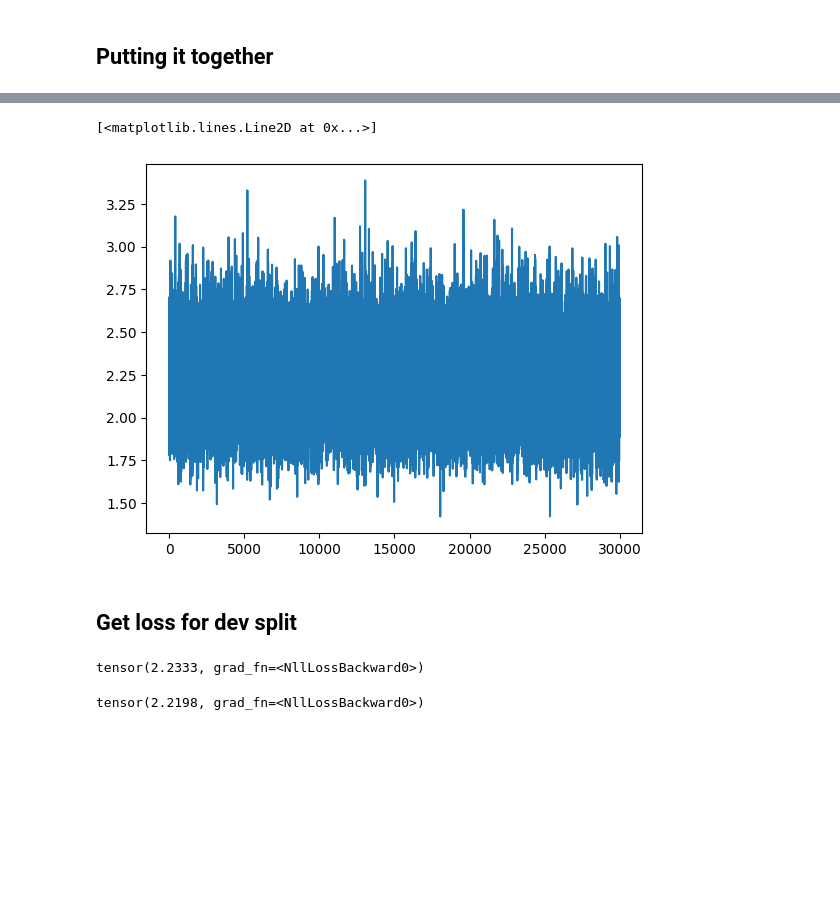
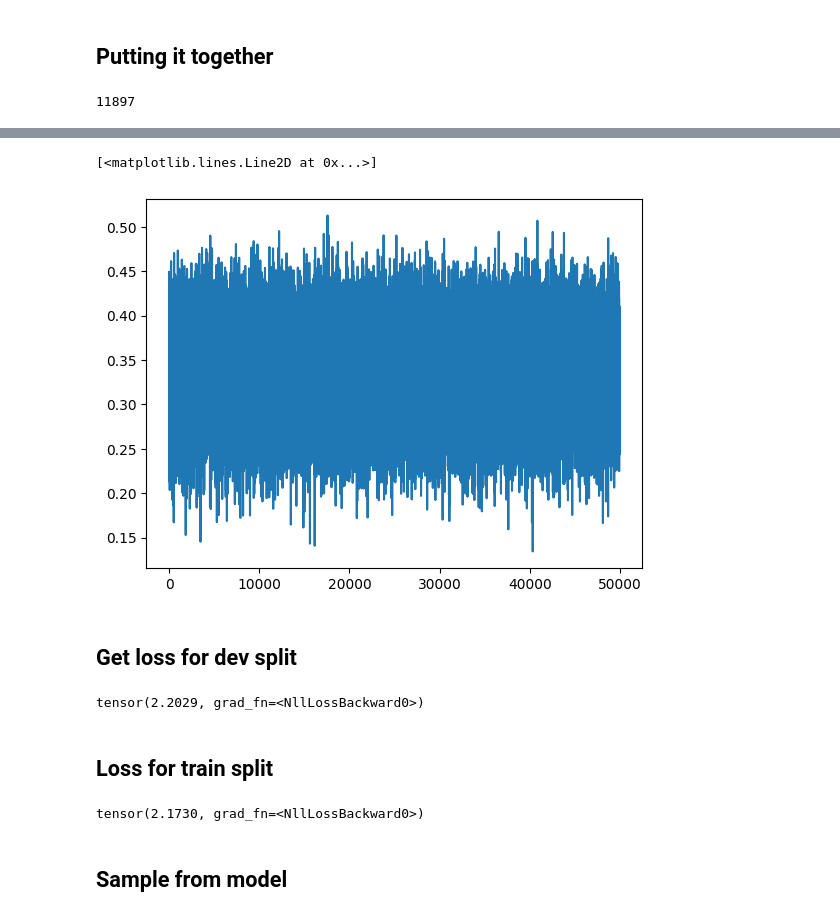
Before and after one commit to leonidas1712/zero-to-hero-neuralnets, a Jupyter notebook: makemore_2_mlp.ipynb, the cells around one changed output, grey strips where cells are left out. Cells and saved outputs as stored; diff of their text form; code cells hidden in the pictures; blank space fills up the shorter version.

Commit message:
Sample from dist

```diff
--- a/makemore_2_mlp.ipynb
+++ b/makemore_2_mlp.ipynb
@@ -108,7 +110,7 @@ itos = { idx: char for char,idx in stoi.items() }
 
 # Hyperparameters
 BLOCK_SIZE = 3
-EMBEDDING_SIZE = 2
+EMBEDDING_SIZE = 10
 
 def build_dataset(names):
     X = []
@@ -426,7 +428,7 @@ M = len(Xtr)
 C = torch.randn(27, EMBEDDING_SIZE, generator=GEN)
 
 # Forward pass
-W_OUT = 300
+W_OUT = 200
 
 # First layer
 W = torch.randn((BLOCK_SIZE * EMBEDDING_SIZE), W_OUT, generator=GEN) # (6,100)
@@ -439,10 +441,14 @@ b2 = torch.randn(27, generator=GEN)
 parameters = [C, W, bias, W2, b2]
 for param in parameters:
     param.requires_grad=True
+# %%
+sum(p.nelement() for p in parameters)
+# %% [output]
+11897
 # %%
 #--TRAINING--#
-EPOCHS=30000
-LR=0.05/4
+EPOCHS=50000
+LR=0.01
 BATCH_SIZE=32
 
 epochs = []
@@ -472,7 +478,7 @@ for i in range(EPOCHS):
     nll_loss = F.cross_entropy(probs, Ytr[batch_indices])
 
     epochs.append(i)
-    losses.append(nll_loss.item())
+    losses.append(nll_loss.log10().item())
     # --Update--#
 
     for param in parameters:
@@ -494,5 +500,5 @@ Loss: 2.203854560852051
 [<matplotlib.lines.Line2D at 0x...>]
-[figure, old version]
+[figure, new version]
 # %% [markdown]
 ## Get loss for dev split
 # %%
@@ -510,7 +516,9 @@ probs = h @ W2 + b2
 nll_loss = F.cross_entropy(probs, Ydev)
 nll_loss
 # %% [output]
-tensor(2.2333, grad_fn=<NllLossBackward0>)
+tensor(2.2029, grad_fn=<NllLossBackward0>)
+# %% [markdown]
+## Loss for train split
 # %%
 emb = C[Xtr]
 emb_view = emb.view((emb.shape[0], BLOCK_SIZE * EMBEDDING_SIZE))
@@ -526,4 +534,6 @@ probs = h @ W2 + b2
 nll_loss = F.cross_entropy(probs, Ytr)
 nll_loss
 # %% [output]
-tensor(2.2198, grad_fn=<NllLossBackward0>)
+tensor(2.1730, grad_fn=<NllLossBackward0>)
+# %% [markdown]
+## Sample from model
```
Also changed, not shown: parts of 5 cells of this notebook.
